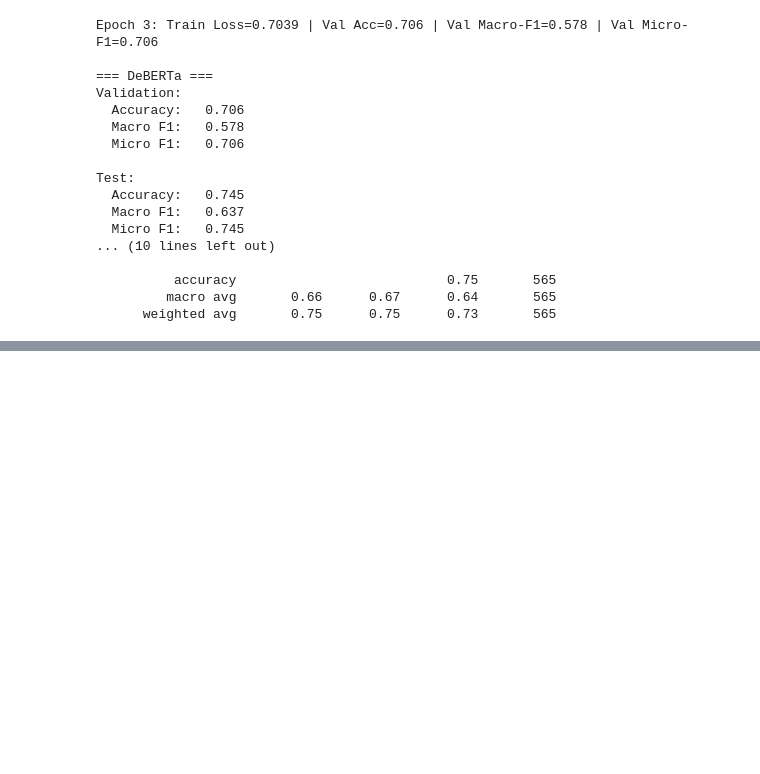
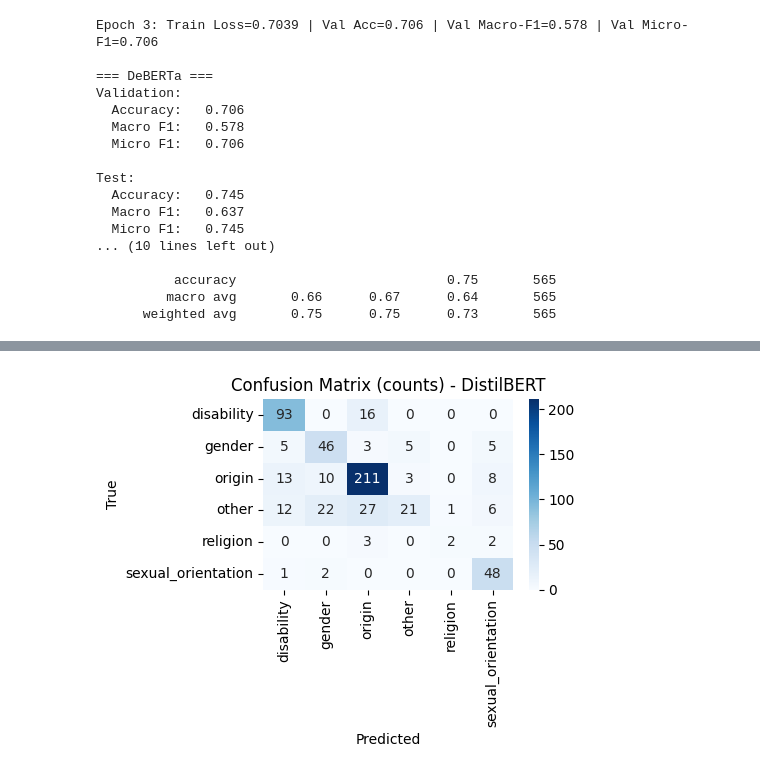
Before and after one commit to mismatchgit/UNB_MCS, a Jupyter notebook: Project_Final.ipynb, the cells around one changed output, grey strips where cells are left out. Drawn from its saved outputs; the diff is of its cells as text; code cells hidden in the pictures; blank space fills up the shorter version.

```diff
--- a/Project_Final.ipynb
+++ b/Project_Final.ipynb
@@ -710,0 +795,5 @@ Test:
+# %%
+#printing confusion matrix of Distil Bert
+plot_confusion_for_model(distil_results, test_labels, label_names)
+# %% [output]
+[figure, added]
```
Also changed, not shown: parts of 18 cells of this notebook.
